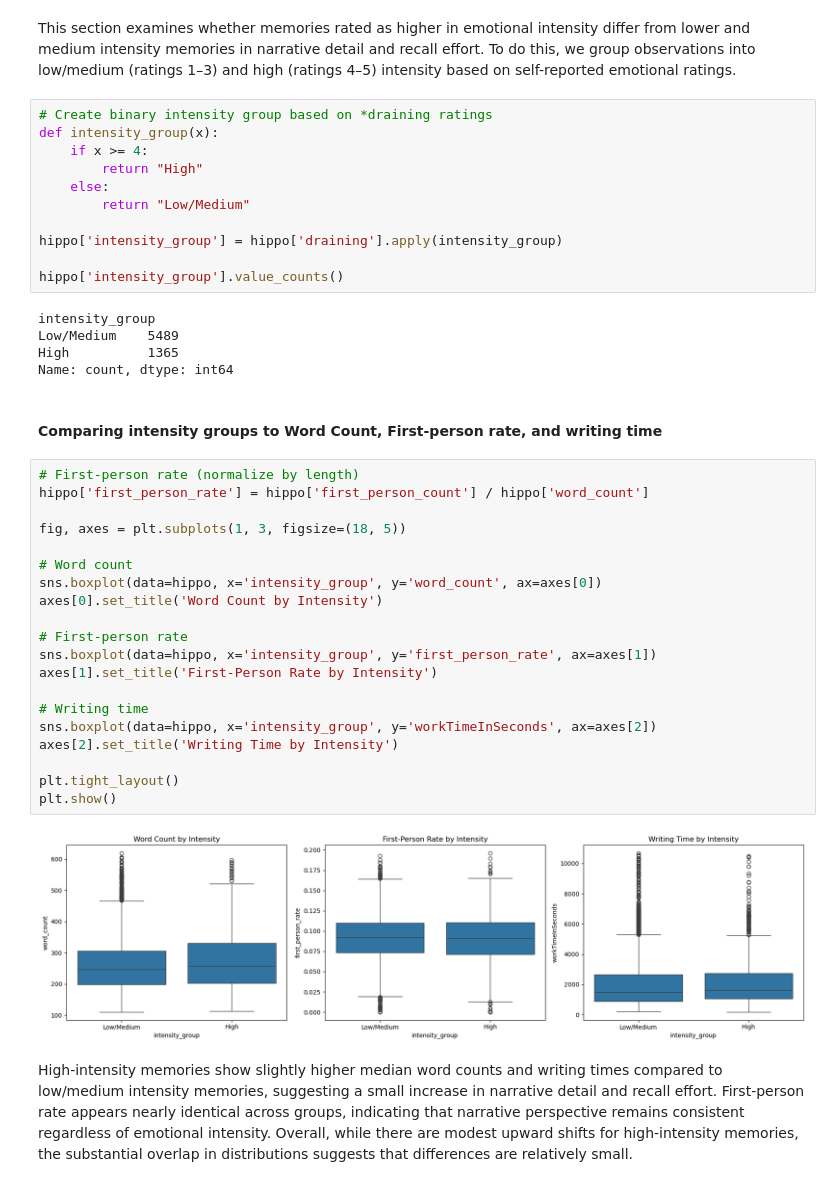
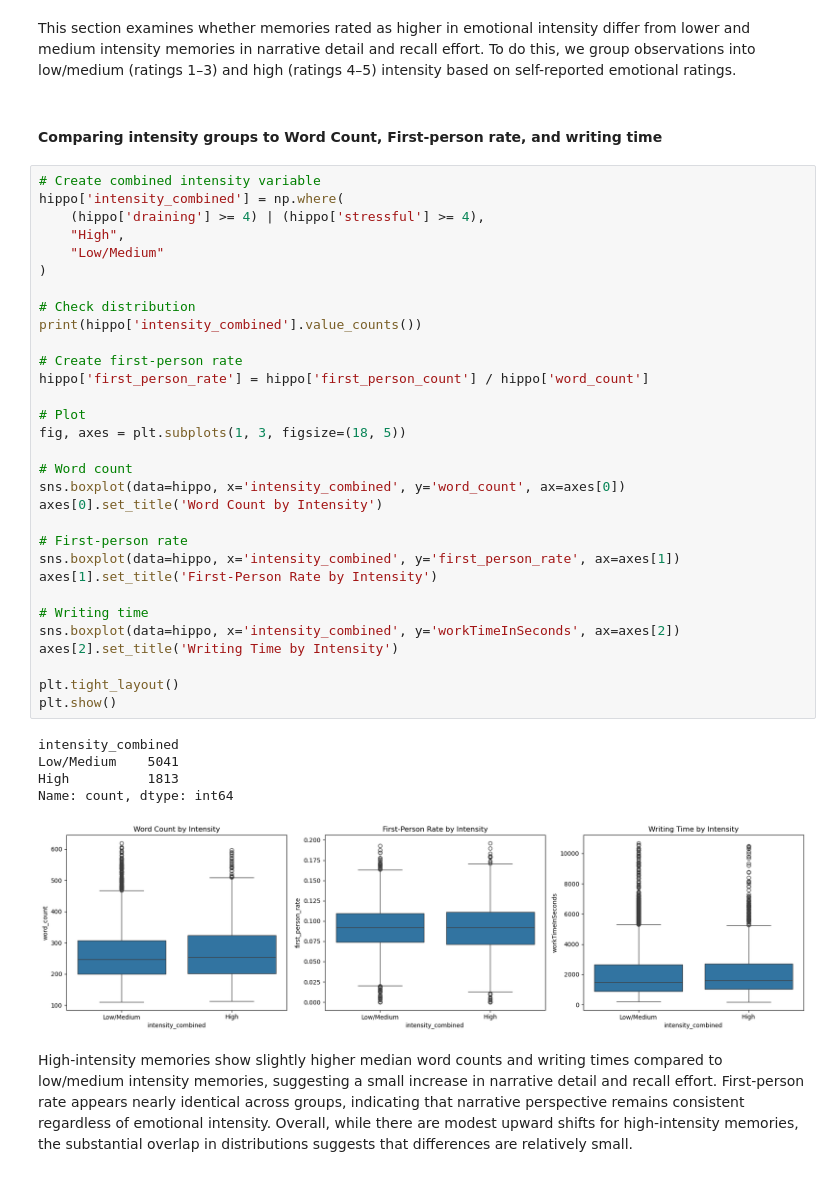
Before and after one commit to emw017/Group125_WI26, a Jupyter notebook: 03-FinalProject.ipynb, the cells around one changed output. Saved outputs shown, nothing was run; the diff lists cells and outputs as text.

Commit message:
updated hippo analysis to include both intensity variables

```diff
--- a/03-FinalProject.ipynb
+++ b/03-FinalProject.ipynb
@@ -317,46 +317,45 @@ In this boxplot, we notice that the values in the present_valence group seem to
 ## Hippocorpus
 # %% [markdown]
 This section examines whether memories rated as higher in emotional intensity differ from lower and medium intensity memories in narrative detail and recall effort. To do this, we group observations into low/medium (ratings 1–3) and high (ratings 4–5) intensity based on self-reported emotional ratings.
-# %%
-# Create binary intensity group based on *draining ratings
-def intensity_group(x):
-    if x >= 4:
-        return "High"
-    else:
-        return "Low/Medium"
-
-hippo['intensity_group'] = hippo['draining'].apply(intensity_group)
-
-hippo['intensity_group'].value_counts()
-# %% [output]
-intensity_group
-Low/Medium    5489
-High          1365
-Name: count, dtype: int64
 # %% [markdown]
 #### Comparing intensity groups to Word Count, First-person rate, and writing time
 # %%
-# First-person rate (normalize by length)
+# Create combined intensity variable
+hippo['intensity_combined'] = np.where(
+    (hippo['draining'] >= 4) | (hippo['stressful'] >= 4),
+    "High",
+    "Low/Medium"
+)
+
+# Check distribution
+print(hippo['intensity_combined'].value_counts())
+
+# Create first-person rate
 hippo['first_person_rate'] = hippo['first_person_count'] / hippo['word_count']
 
+# Plot
 fig, axes = plt.subplots(1, 3, figsize=(18, 5))
 
 # Word count
-sns.boxplot(data=hippo, x='intensity_group', y='word_count', ax=axes[0])
+sns.boxplot(data=hippo, x='intensity_combined', y='word_count', ax=axes[0])
 axes[0].set_title('Word Count by Intensity')
 
 # First-person rate
-sns.boxplot(data=hippo, x='intensity_group', y='first_person_rate', ax=axes[1])
+sns.boxplot(data=hippo, x='intensity_combined', y='first_person_rate', ax=axes[1])
 axes[1].set_title('First-Person Rate by Intensity')
 
 # Writing time
-sns.boxplot(data=hippo, x='intensity_group', y='workTimeInSeconds', ax=axes[2])
+sns.boxplot(data=hippo, x='intensity_combined', y='workTimeInSeconds', ax=axes[2])
 axes[2].set_title('Writing Time by Intensity')
 
 plt.tight_layout()
 plt.show()
 # %% [output]
+intensity_combined
+Low/Medium    5041
+High          1813
+Name: count, dtype: int64
-[figure, old version]
+[figure, new version]
 # %% [markdown]
 High-intensity memories show slightly higher median word counts and writing times compared to low/medium intensity memories, suggesting a small increase in narrative detail and recall effort. First-person rate appears nearly identical across groups, indicating that narrative perspective remains consistent regardless of emotional intensity. Overall, while there are modest upward shifts for high-intensity memories, the substantial overlap in distributions suggests that differences are relatively small.
 # %% [markdown]
```
Also changed, not shown: parts of 2 cells of this notebook.
